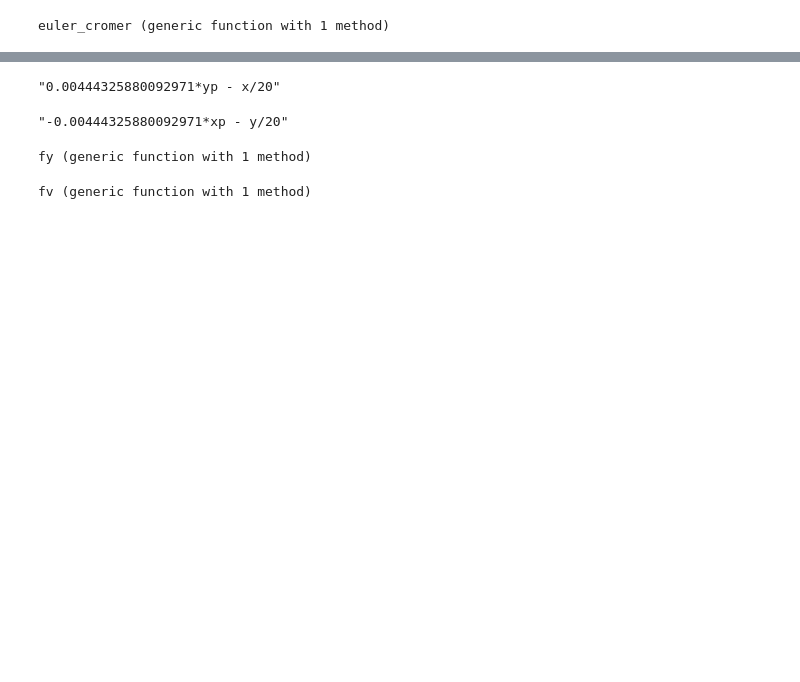
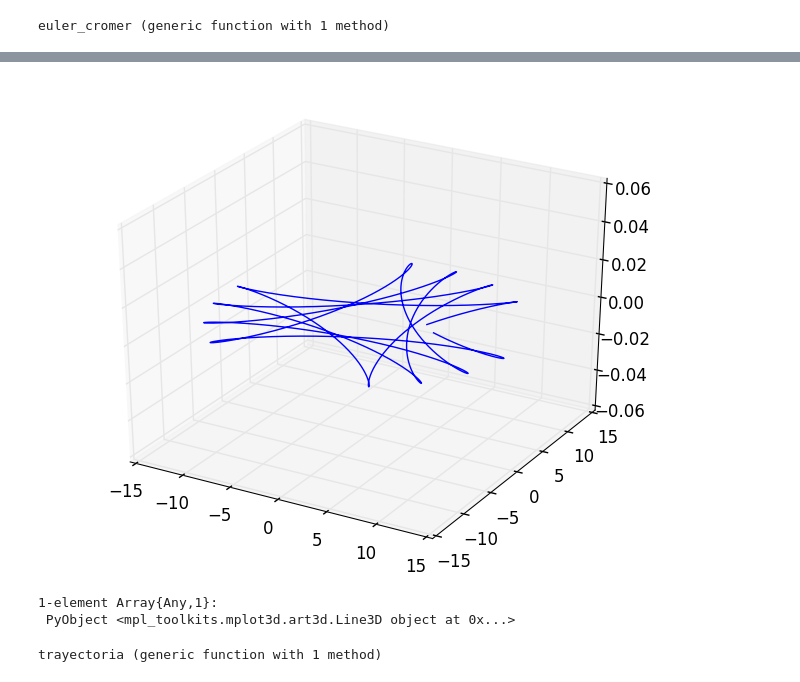
Before and after one commit to GX-Calva-Garcia/Proyecto-Final, a Jupyter notebook: pendulo2.ipynb, the cells around one changed output, grey strips where cells are left out. Saved outputs shown, nothing was run; the diff lists cells and outputs as text; code cells hidden in the pictures; blank space fills up the shorter version.

```diff
--- a/pendulo2.ipynb
+++ b/pendulo2.ipynb
@@ -265,17 +257,0 @@ $$- 0.00444325880092971 \dot{x} - \frac{1}{20} y{\left (t \right )}$$
-# %%
-sympy_to_julia(df)
-# %% [output]
-"0.00444325880092971*yp - x/20"
-# %%
-sympy_to_julia(df2)
-# %% [output]
-"-0.00444325880092971*xp - y/20"
-# %%
-fx(xp,yp,x,y)=0.00444325880092971*yp - 1/20*x
-fy(xp,yp,x,y)=-0.00444325880092971*xp - 1/20 *y
-# %% [output]
-fy (generic function with 1 method)
-# %%
-fv(xp,yp,x,y)=[fx(xp,yp,x,y),fy(xp,yp,x,y)]
-# %% [output]
-fv (generic function with 1 method)
@@ -283,0 +258,33 @@ fr()
+# %%
+Ω = 0.23
+g = 9.89
+ℓ = 20
+α = pi/120
+
+fv(r₀,v,t) = [fx(v[1],v[2],r₀[1],r₀[2]),fy(v[1],v[2],r₀[1],r₀[2])]
+fr(r₀,v,t) = v
+
+
+
+t,q,v=euler_cromer([5.0,2.0],[3.0,9.0],0.0,50.0,1e-2,fr,fv)
+
+plot3D(q[:,1],q[:,2],0)
+# %% [output]
+[figure, added]
+1-element Array{Any,1}:
+ PyObject <mpl_toolkits.mplot3d.art3d.Line3D object at 0x...>
+# %%
+function trayectoria(q)
+    n = length(q)
+    Q = Vector{Float32}[q]
+    for i in 1:(n-1)
+        q₁ = q[1:(n-i)]
+        push!(Q,q₁)
+    end
+    reverse(Q)
+end
+
+Q₁ = trayectoria(q[:,1])
+Q₂ = trayectoria(q[:,2]);
+# %% [output]
+trayectoria (generic function with 1 method)
```
Also changed, not shown: parts of 35 cells of this notebook.
